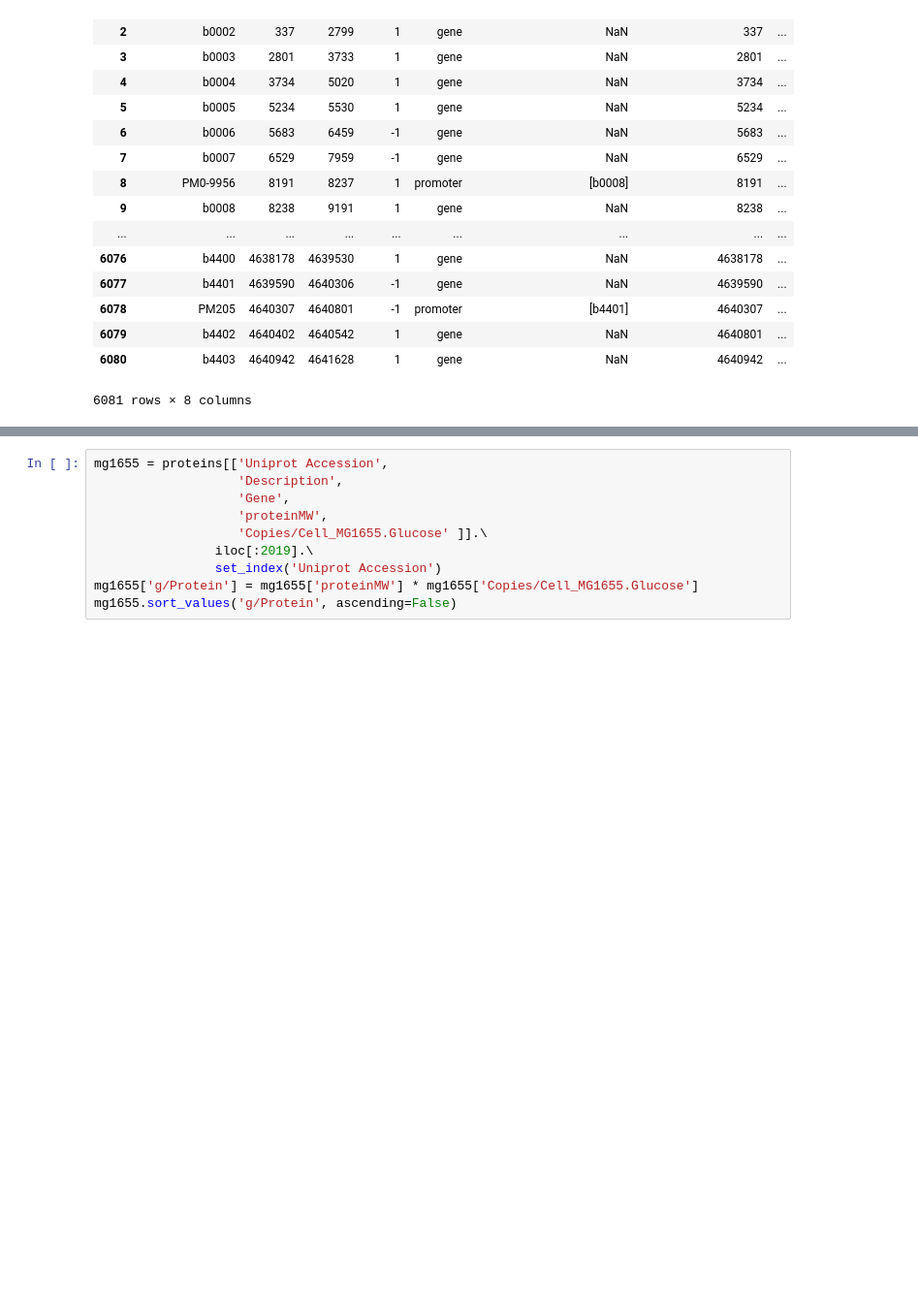
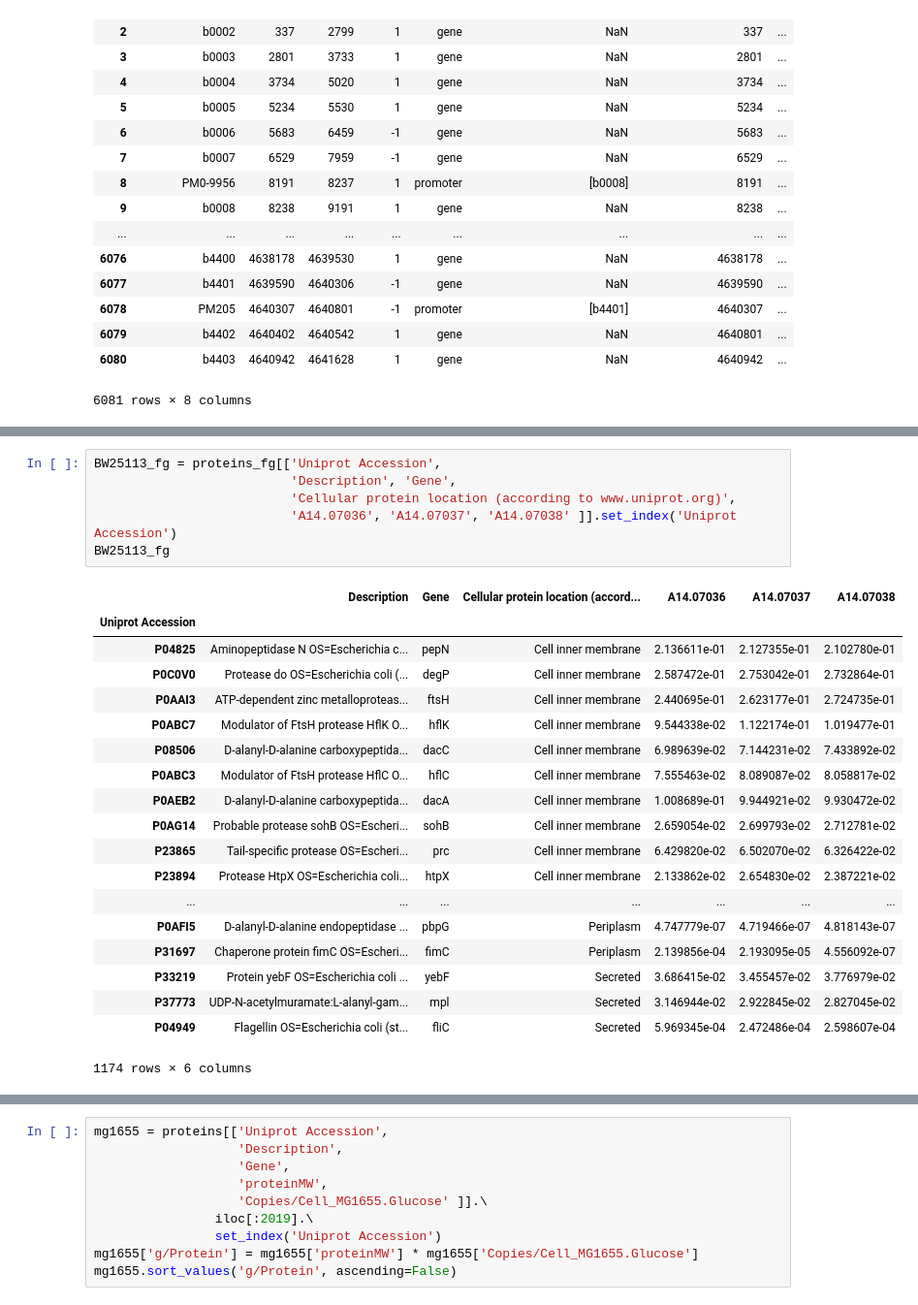
Before and after one commit to djinnome/MaxMass, a Jupyter notebook: src/MinimalGenome.ipynb, the cells around one changed output, grey strips where cells are left out. Shown: that part at 97% size. Drawn from its saved outputs; the diff is of its cells as text; blank space fills up the shorter version.

```diff
--- a/src/MinimalGenome.ipynb
+++ b/src/MinimalGenome.ipynb
@@ -40,0 +63,26 @@ df
+# %%
+BW25113_fg = proteins_fg[['Uniprot Accession',
+                          'Description', 'Gene',
+                          'Cellular protein location (according to www.uniprot.org)',
+                          'A14.07036', 'A14.07037', 'A14.07038' ]].set_index('Uniprot Accession')
+BW25113_fg
+# %% [output]
+|  | Description | Gene | Cellular protein location (accord... | A14.07036 | A14.07037 | A14.07038 |
+| Uniprot Accession |  |  |  |  |  |  |
+| P04825 | Aminopeptidase N OS=Escherichia c... | pepN | Cell inner membrane | 2.136611e-01 | 2.127355e-01 | 2.102780e-01 |
+| P0C0V0 | Protease do OS=Escherichia coli (... | degP | Cell inner membrane | 2.587472e-01 | 2.753042e-01 | 2.732864e-01 |
+| P0AAI3 | ATP-dependent zinc metalloproteas... | ftsH | Cell inner membrane | 2.440695e-01 | 2.623177e-01 | 2.724735e-01 |
+| P0ABC7 | Modulator of FtsH protease HflK O... | hflK | Cell inner membrane | 9.544338e-02 | 1.122174e-01 | 1.019477e-01 |
+| P08506 | D-alanyl-D-alanine carboxypeptida... | dacC | Cell inner membrane | 6.989639e-02 | 7.144231e-02 | 7.433892e-02 |
+| P0ABC3 | Modulator of FtsH protease HflC O... | hflC | Cell inner membrane | 7.555463e-02 | 8.089087e-02 | 8.058817e-02 |
+| P0AEB2 | D-alanyl-D-alanine carboxypeptida... | dacA | Cell inner membrane | 1.008689e-01 | 9.944921e-02 | 9.930472e-02 |
+| P0AG14 | Probable protease sohB OS=Escheri... | sohB | Cell inner membrane | 2.659054e-02 | 2.699793e-02 | 2.712781e-02 |
+| P23865 | Tail-specific protease OS=Escheri... | prc | Cell inner membrane | 6.429820e-02 | 6.502070e-02 | 6.326422e-02 |
+| P23894 | Protease HtpX OS=Escherichia coli... | htpX | Cell inner membrane | 2.133862e-02 | 2.654830e-02 | 2.387221e-02 |
+| ... | ... | ... | ... | ... | ... | ... |
+| P0AFI5 | D-alanyl-D-alanine endopeptidase ... | pbpG | Periplasm | 4.747779e-07 | 4.719466e-07 | 4.818143e-07 |
+| P31697 | Chaperone protein fimC OS=Escheri... | fimC | Periplasm | 2.139856e-04 | 2.193095e-05 | 4.556092e-07 |
+| P33219 | Protein yebF OS=Escherichia coli ... | yebF | Secreted | 3.686415e-02 | 3.455457e-02 | 3.776979e-02 |
+| P37773 | UDP-N-acetylmuramate:L-alanyl-gam... | mpl | Secreted | 3.146944e-02 | 2.922845e-02 | 2.827045e-02 |
+| P04949 | Flagellin OS=Escherichia coli (st... | fliC | Secreted | 5.969345e-04 | 2.472486e-04 | 2.598607e-04 |
+1174 rows × 6 columns
```
Also changed, not shown: parts of 8 cells of this notebook, 6 other files.
